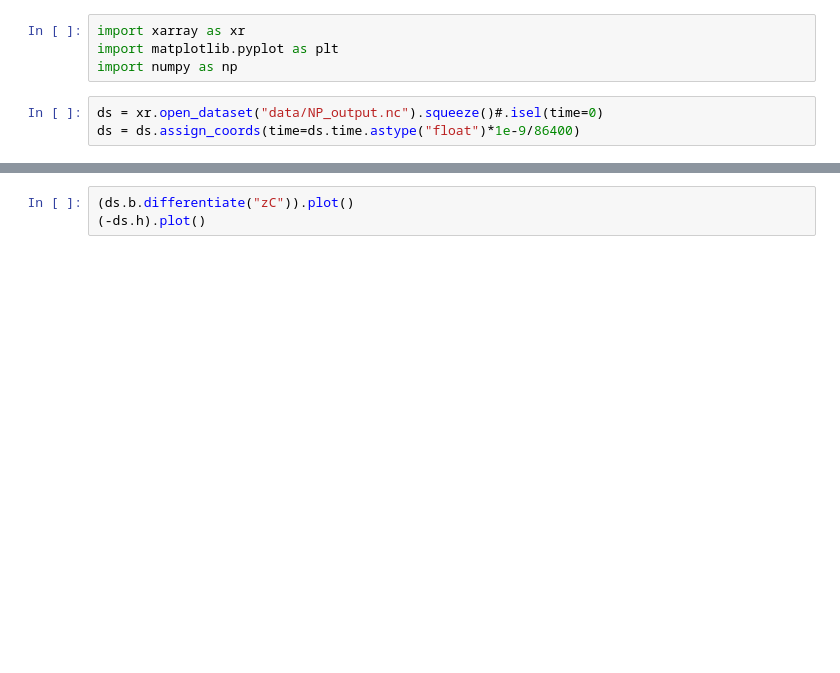
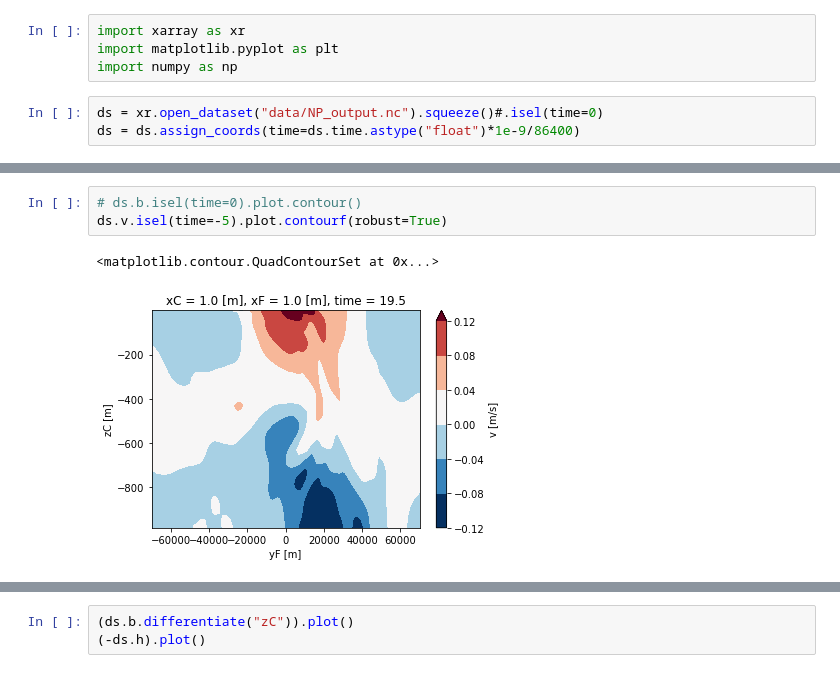
Before and after one commit to iuryt/Bioceananigans.jl, a Jupyter notebook: analysis.ipynb, the cells around one changed output, grey strips where cells are left out. Cells and saved outputs as stored; diff of their text form; blank space fills up the shorter version.

```diff
--- a/analysis.ipynb
+++ b/analysis.ipynb
@@ -13,0 +32,6 @@ ds.light.plot(robust=True)
+# %%
+# ds.b.isel(time=0).plot.contour()
+ds.v.isel(time=-5).plot.contourf(robust=True)
+# %% [output]
+<matplotlib.contour.QuadContourSet at 0x...>
+[figure, added]
```
Also changed, not shown: parts of 6 cells of this notebook.
